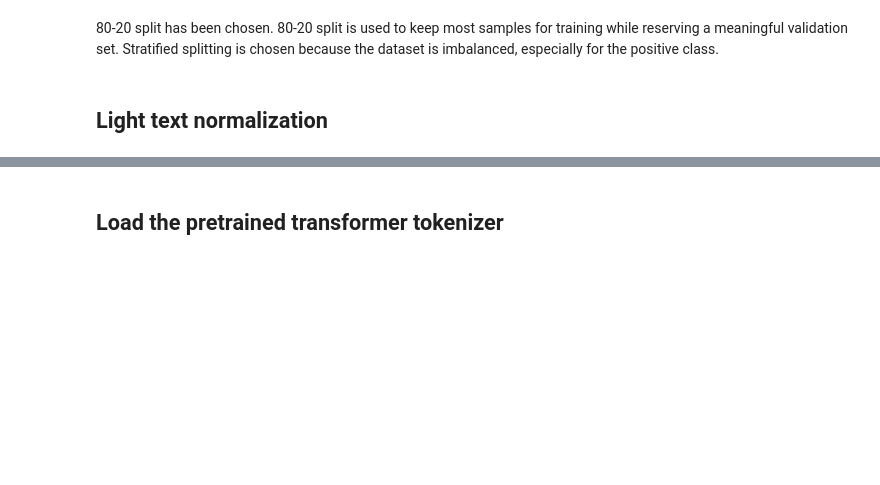
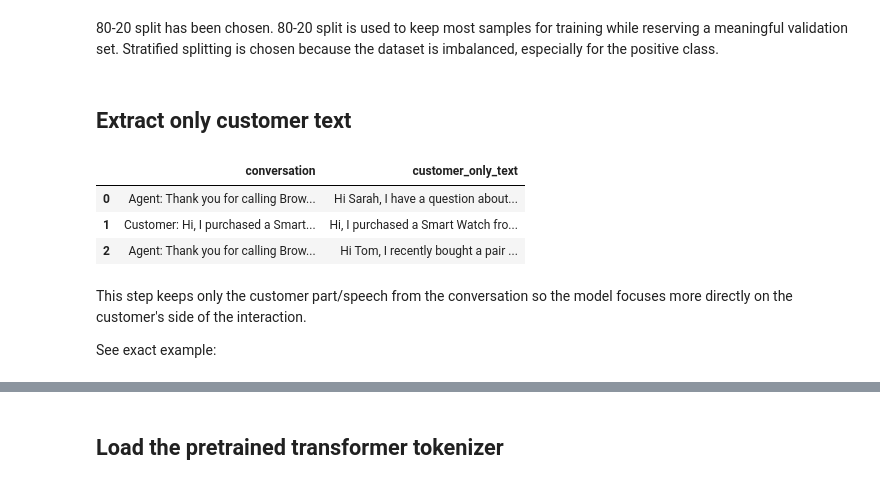
Before and after one commit to ftmoztl/cs-conversation-sentiment-analysis, a Jupyter notebook: analysis/pre-process-customer-only.ipynb, the cells around one changed output, grey strips where cells are left out. Cells and saved outputs as stored; diff of their text form; code cells hidden in the pictures; blank space fills up the shorter version.

```diff
--- a/analysis/pre-process-customer-only.ipynb
+++ b/analysis/pre-process-customer-only.ipynb
@@ -150,5 +150,5 @@ Name: proportion, dtype: float64
 # %% [markdown]
 80-20 split has been chosen. 80-20 split is used to keep most samples for training while reserving a meaningful validation set. Stratified splitting is chosen because the dataset is imbalanced, especially for the positive class.
 # %% [markdown]
-## Light text normalization
+## Extract only customer text
 # %%
@@ -159,0 +160,15 @@ def normalize_text_for_transformer(text):
+# %%
+train_split_df["customer_only_text"] = train_split_df[text_col].apply(extract_customer_only_text)
+val_split_df["customer_only_text"] = val_split_df[text_col].apply(extract_customer_only_text)
+test_model_df["customer_only_text"] = test_model_df[text_col].apply(extract_customer_only_text)
+
+display(train_split_df[[text_col, "customer_only_text"]].head(3))
+# %% [output]
+|  | conversation | customer_only_text |
+| 0 | Agent: Thank you for calling Brow... | Hi Sarah, I have a question about... |
+| 1 | Customer: Hi, I purchased a Smart... | Hi, I purchased a Smart Watch fro... |
+| 2 | Agent: Thank you for calling Brow... | Hi Tom, I recently bought a pair ... |
+# %% [markdown]
+This step keeps only the customer part/speech from the conversation so the model focuses more directly on the customer's side of the interaction.
+
+See exact example:
```
Also changed, not shown: parts of 11 cells of this notebook, 9 other files.
